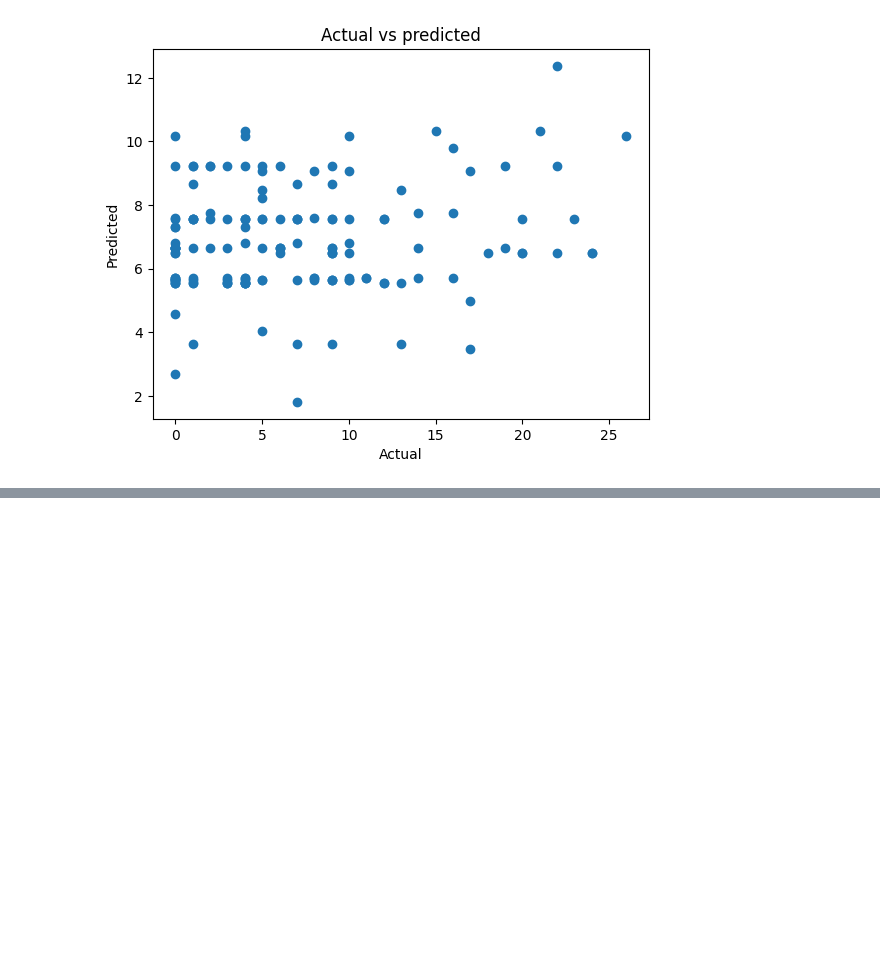
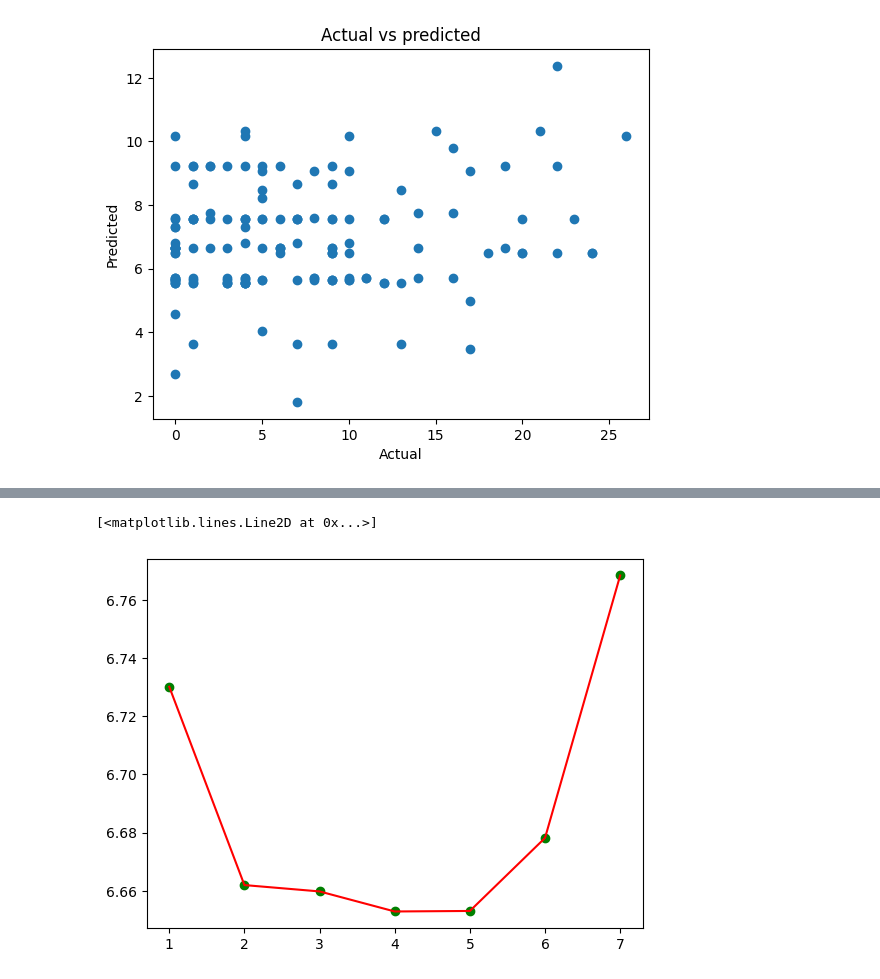
Before and after one commit to BillBelieve/Dog-Adoption-Data-Science-Project, a Jupyter notebook: Project Data Science/Project Worksheet.ipynb, the cells around one changed output, grey strips where cells are left out. Saved outputs shown, nothing was run; the diff lists cells and outputs as text; code cells hidden in the pictures; blank space fills up the shorter version.

```diff
--- a/Project Data Science/Project Worksheet.ipynb
+++ b/Project Data Science/Project Worksheet.ipynb
@@ -382,0 +395,23 @@ Text(0.5, 1.0, 'Actual vs predicted')
+# %%
+# got this code from https://enjoymachinelearning.com/blog/multivariate-polynomial-regression-python/
+
+number_degrees = [1,2,3,4,5,6,7]
+plt_mean_squared_error = []
+for degree in number_degrees:
+
+   poly_model = PolynomialFeatures(degree=degree)
+
+   poly_x_values = poly_model.fit_transform(x_values)
+   poly_model.fit(poly_x_values, y_values)
+
+   regression_model = LinearRegression()
+   regression_model.fit(poly_x_values, y_values)
+   y_pred = regression_model.predict(poly_x_values)
+
+   plt_mean_squared_error.append(mean_squared_error(y_values, y_pred, squared=False))
+
+plt.scatter(number_degrees,plt_mean_squared_error, color="green")
+plt.plot(number_degrees,plt_mean_squared_error, color="red")
+# %% [output]
+[<matplotlib.lines.Line2D at 0x...>]
+[figure, added]
```
Also changed, not shown: parts of 16 cells of this notebook, 2 other files.
